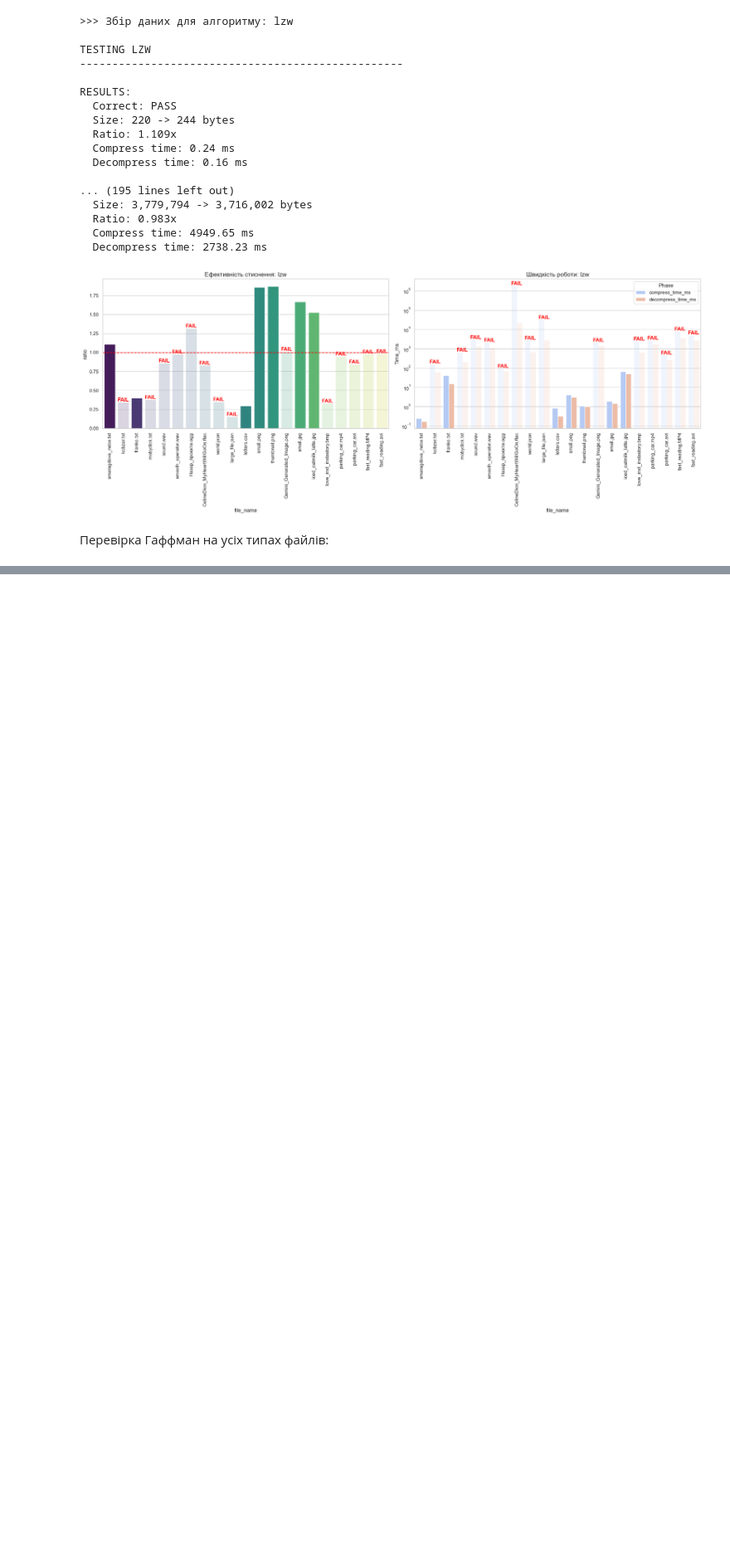
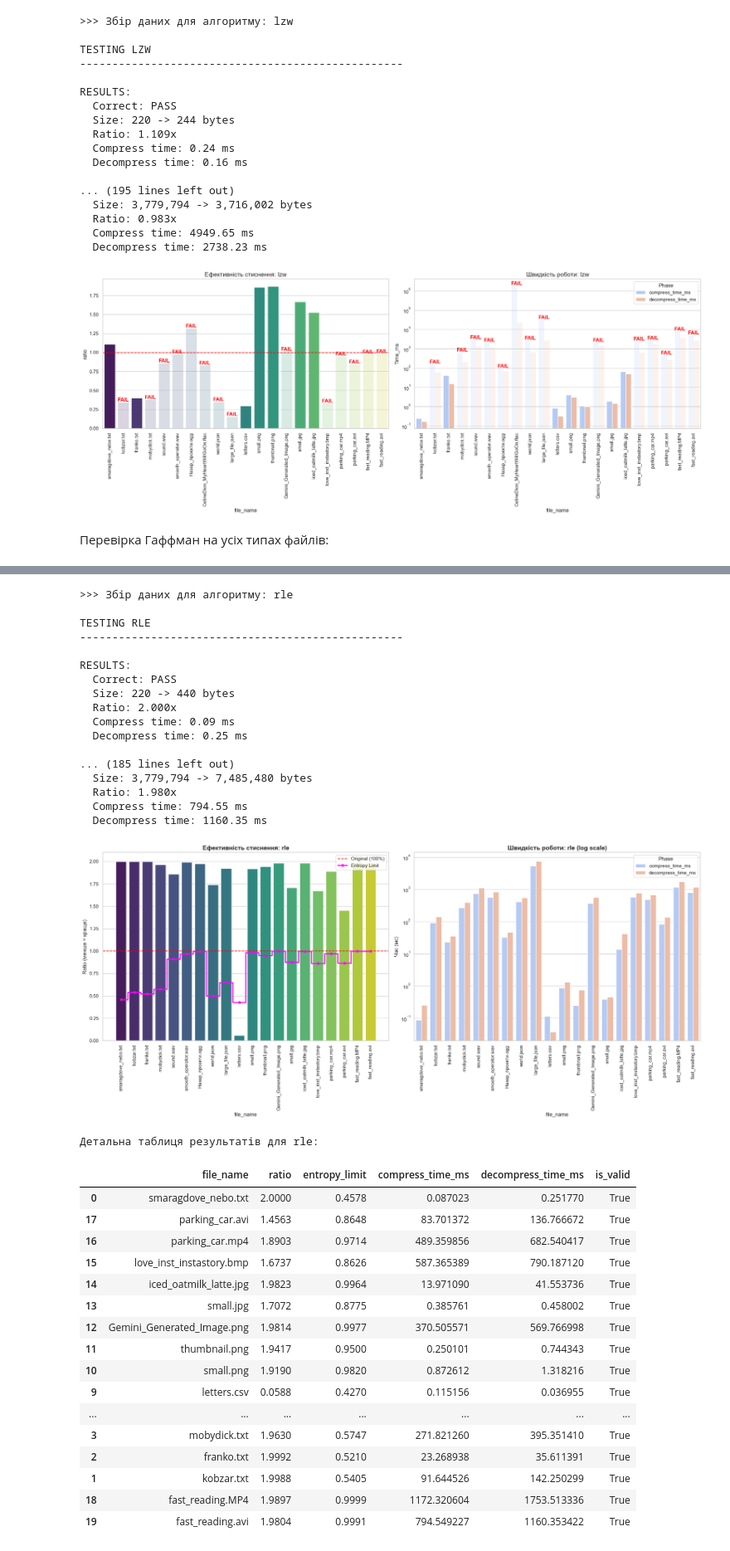
Before and after one commit to yuliiayakymiv/Discrete_math_lab_2sem, a Jupyter notebook: analysis.ipynb, the cells around one changed output, grey strips where cells are left out. Shown at 83% size. Saved outputs shown, nothing was run; the diff lists cells and outputs as text; code cells hidden in the pictures; blank space fills up the shorter version.

```diff
--- a/analysis.ipynb
+++ b/analysis.ipynb
@@ -653,0 +660,62 @@ RESULTS:
+# %%
+files_to_test = [
+    os.path.join("tests_samples", "smaragdove_nebo.txt"),
+    os.path.join("tests_samples", "kobzar.txt"),
+    os.path.join("tests_samples", "franko.txt"),
+    os.path.join("tests_samples", "mobydick.txt"),
+    os.path.join("tests_samples", "sound.wav"),
+    os.path.join("tests_samples", "smooth_operator.wav"),
+    os.path.join("tests_samples", "Назар_проєкти.ogg"),
+    os.path.join("tests_samples", "world.json"),
+    os.path.join("tests_samples", "large_file.json"),
+    os.path.join("tests_samples", "letters.csv"),
+    os.path.join("tests_samples", "small.png"),
+    os.path.join("tests_samples", "thumbnail.png"),
+    os.path.join("tests_samples", "Gemini_Generated_Image.png"),
+    os.path.join("tests_samples", "small.jpg"),
+    os.path.join("tests_samples", "iced_oatmilk_latte.jpg"),
+    os.path.join("tests_samples", "love_inst_instastory.bmp"),
+    os.path.join("tests_samples", "parking_car.mp4"),
+    os.path.join("tests_samples", "parking_car.avi"),
+    os.path.join("tests_samples", "fast_reading.MP4"),
+    os.path.join("tests_samples", "fast_reading.avi")
+]
+
+run_single_algo_analysis(files_to_test, target_algo='rle')
+# %% [output]
+>>> Збір даних для алгоритму: rle
+
+TESTING RLE
+--------------------------------------------------
+
+RESULTS:
+  Correct: PASS
+  Size: 220 -> 440 bytes
+  Ratio: 2.000x
+  Compress time: 0.09 ms
+  Decompress time: 0.25 ms
+
+... (185 lines left out)
+  Size: 3,779,794 -> 7,485,480 bytes
+  Ratio: 1.980x
+  Compress time: 794.55 ms
+  Decompress time: 1160.35 ms
+[figure, added]
+Детальна таблиця результатів для rle:
+|  | file_name | ratio | entropy_limit | compress_time_ms | decompress_time_ms | is_valid |
+| 0 | smaragdove_nebo.txt | 2.0000 | 0.4578 | 0.087023 | 0.251770 | True |
+| 17 | parking_car.avi | 1.4563 | 0.8648 | 83.701372 | 136.766672 | True |
+| 16 | parking_car.mp4 | 1.8903 | 0.9714 | 489.359856 | 682.540417 | True |
+| 15 | love_inst_instastory.bmp | 1.6737 | 0.8626 | 587.365389 | 790.187120 | True |
+| 14 | iced_oatmilk_latte.jpg | 1.9823 | 0.9964 | 13.971090 | 41.553736 | True |
+| 13 | small.jpg | 1.7072 | 0.8775 | 0.385761 | 0.458002 | True |
+| 12 | Gemini_Generated_Image.png | 1.9814 | 0.9977 | 370.505571 | 569.766998 | True |
+| 11 | thumbnail.png | 1.9417 | 0.9500 | 0.250101 | 0.744343 | True |
+| 10 | small.png | 1.9190 | 0.9820 | 0.872612 | 1.318216 | True |
+| 9 | letters.csv | 0.0588 | 0.4270 | 0.115156 | 0.036955 | True |
+| ... | ... | ... | ... | ... | ... | ... |
+| 3 | mobydick.txt | 1.9630 | 0.5747 | 271.821260 | 395.351410 | True |
+| 2 | franko.txt | 1.9992 | 0.5210 | 23.268938 | 35.611391 | True |
+| 1 | kobzar.txt | 1.9988 | 0.5405 | 91.644526 | 142.250299 | True |
+| 18 | fast_reading.MP4 | 1.9897 | 0.9999 | 1172.320604 | 1753.513336 | True |
+| 19 | fast_reading.avi | 1.9804 | 0.9991 | 794.549227 | 1160.353422 | True |
```
Also changed, not shown: parts of 6 cells of this notebook, 1 other file.
